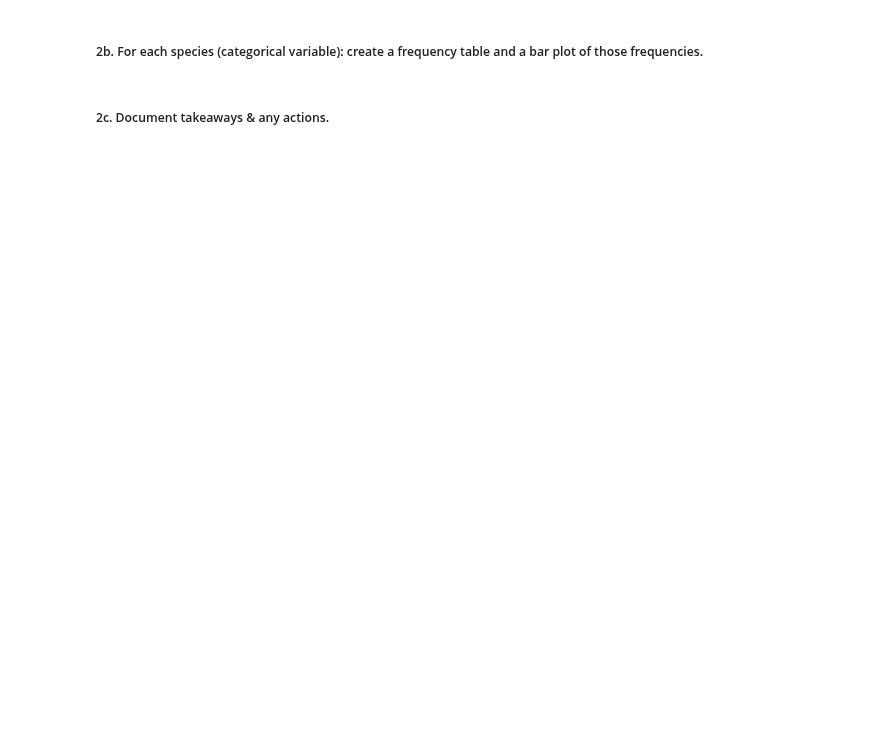
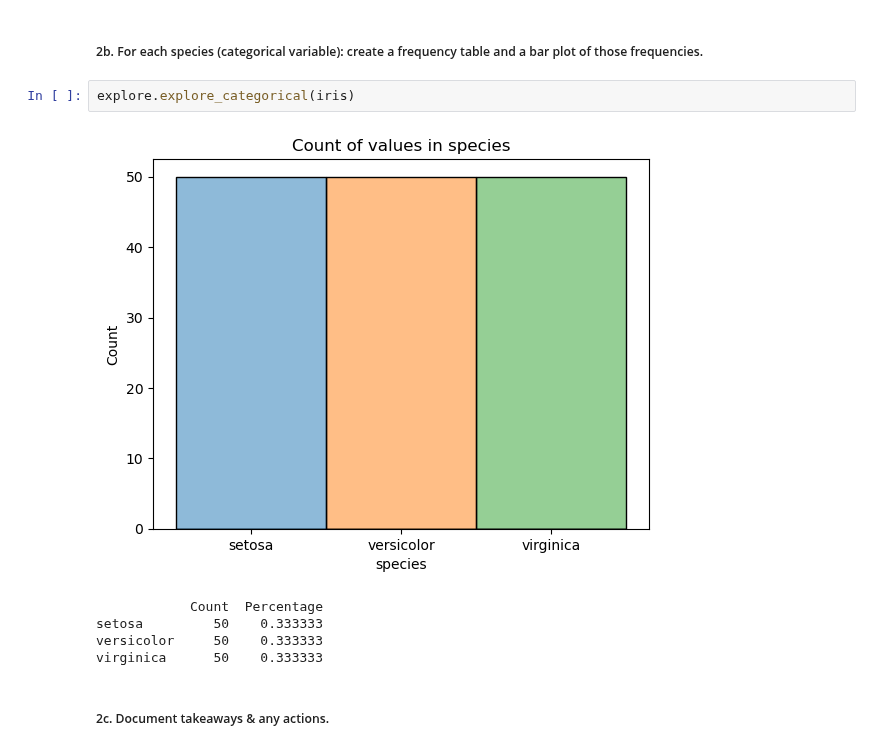
Before and after one commit to Jared-Wood135/classification-exercises, a Jupyter notebook: classification_exercises.ipynb, the cells around one changed output. Cells and saved outputs as stored; diff of their text form; blank space fills up the shorter version.

```diff
--- a/classification_exercises.ipynb
+++ b/classification_exercises.ipynb
@@ -727,4 +814,12 @@ Section 1 - iris_db: Using iris data from our mySQL server and the methods used
 # %% [markdown]
 ##### 2b. For each species (categorical variable): create a frequency table and a bar plot of those frequencies.
+# %%
+explore.explore_categorical(iris)
+# %% [output]
+[figure, added]
+            Count  Percentage
+setosa         50    0.333333
+versicolor     50    0.333333
+virginica      50    0.333333
 # %% [markdown]
 ##### 2c. Document takeaways & any actions.
```
Also changed, not shown: parts of 29 cells of this notebook, 1 other file.
